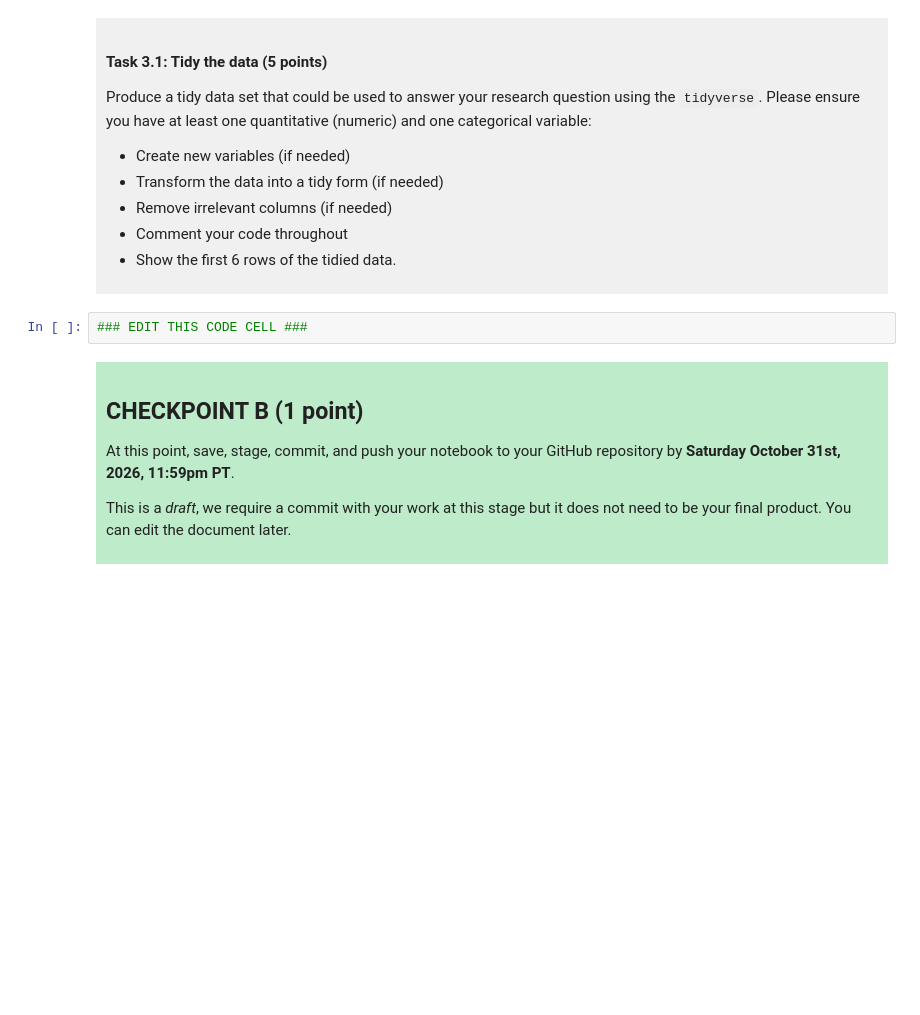
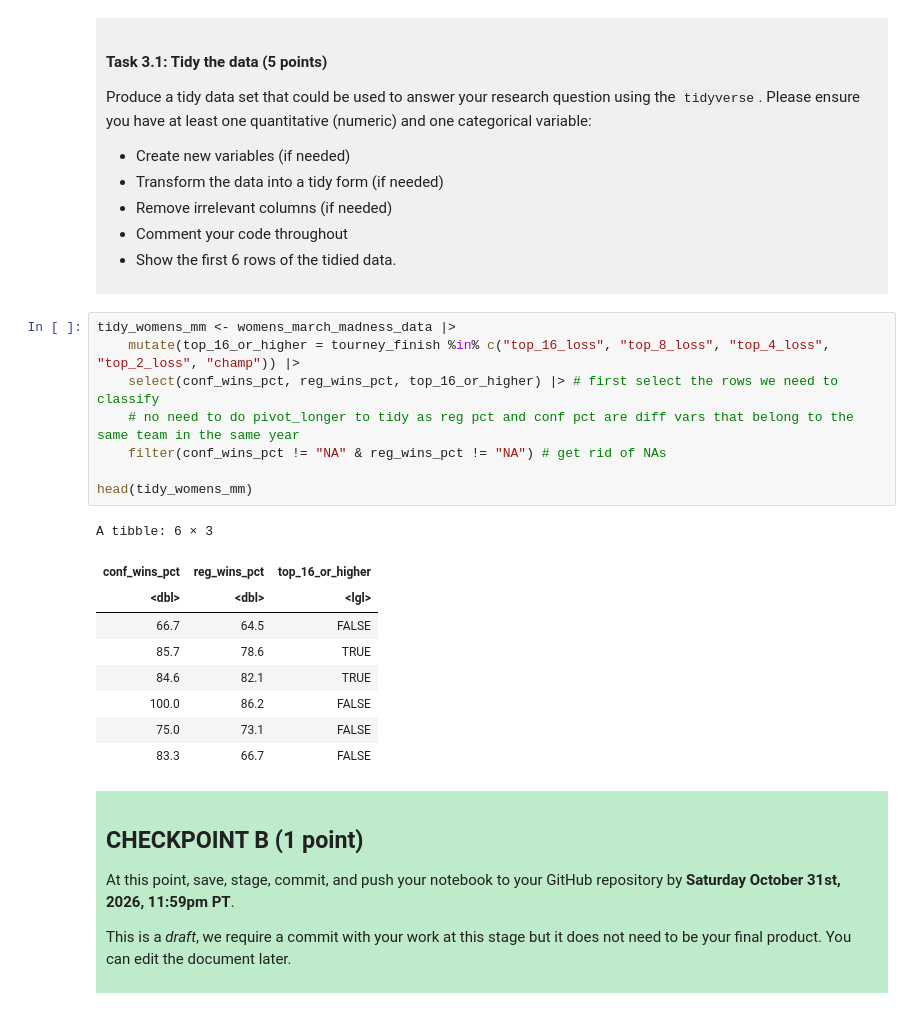
Before and after one commit to PiaoyiWu/dsci-100-project-piaoyi-wu, a Jupyter notebook: dsci-100-project-notebook.ipynb, the cells around one changed output. Drawn from its saved outputs; the diff is of its cells as text; blank space fills up the shorter version.

```diff
--- a/dsci-100-project-notebook.ipynb
+++ b/dsci-100-project-notebook.ipynb
@@ -189,7 +209,23 @@ Produce a tidy data set that could be used to answer your research question usin
 
 </div>
 # %%
-### EDIT THIS CODE CELL ###
+tidy_womens_mm <- womens_march_madness_data |>
+    mutate(top_16_or_higher = tourney_finish %in% c("top_16_loss", "top_8_loss", "top_4_loss", "top_2_loss", "champ")) |>
+    select(conf_wins_pct, reg_wins_pct, top_16_or_higher) |> # first select the rows we need to classify
+    # no need to do pivot_longer to tidy as reg pct and conf pct are diff vars that belong to the same team in the same year
+    filter(conf_wins_pct != "NA" & reg_wins_pct != "NA") # get rid of NAs
+
+head(tidy_womens_mm)
+# %% [output]
+A tibble: 6 × 3
+| conf_wins_pct | reg_wins_pct | top_16_or_higher |
+| <dbl> | <dbl> | <lgl> |
+| 66.7 | 64.5 | FALSE |
+| 85.7 | 78.6 | TRUE |
+| 84.6 | 82.1 | TRUE |
+| 100.0 | 86.2 | FALSE |
+| 75.0 | 73.1 | FALSE |
+| 83.3 | 66.7 | FALSE |
 # %% [markdown]
 <div style="background-color: #beebca; padding: 10px;">
 
```
Also changed, not shown: parts of 3 cells of this notebook.
